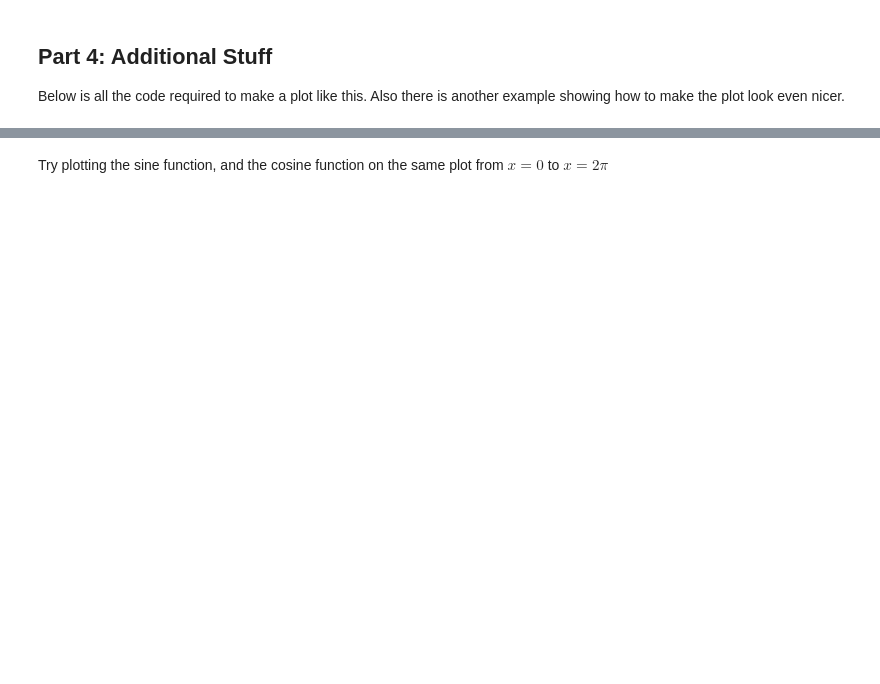
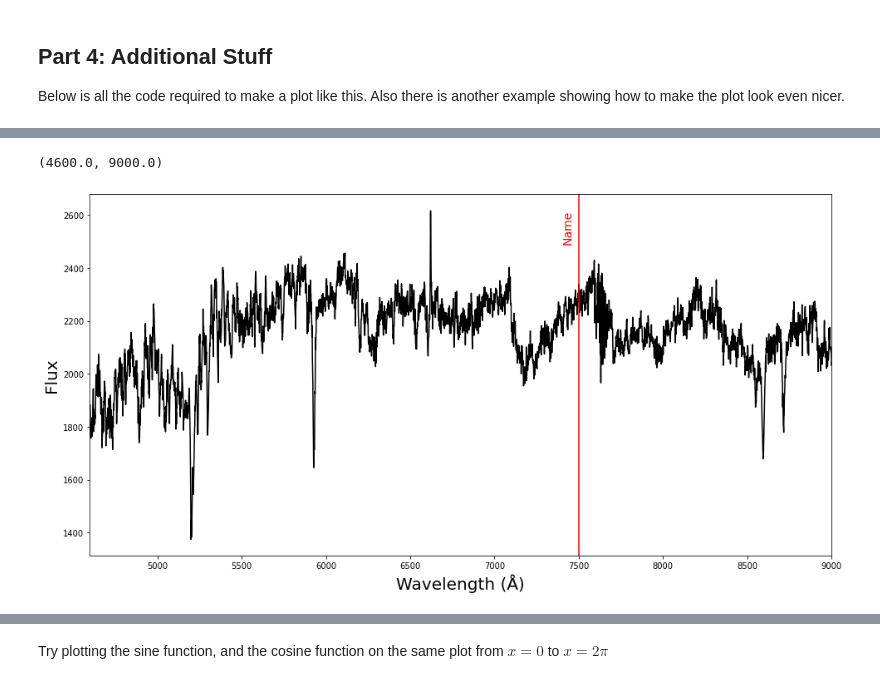
Before and after one commit to abatten/introduction-to-computing, a Jupyter notebook: introduction_to_python.ipynb, the cells around one changed output, grey strips where cells are left out. Drawn from its saved outputs; the diff is of its cells as text; code cells hidden in the pictures; blank space fills up the shorter version.

```diff
--- a/introduction_to_python.ipynb
+++ b/introduction_to_python.ipynb
@@ -480,0 +542,18 @@ plt.savefig("example_plot.png", dpi=image_resolution) # make the image higher re
+# %%
+fig, ax = plt.subplots(figsize=(16,8))
+
+ax.plot(wavelength, spectra1, color="black")
+
+# Cope these lines multiple times and replace the x values and the name for each element you find.
+ax.axvline(x=7500, color="red")
+ax.text(x=7400, y=2500, s="Name", rotation='vertical', color="red", fontsize=14)
+
+ax.set_xlabel("Wavelength (Å)", fontsize=20)
+ax.set_ylabel("Flux", fontsize=20)
+ax.set_xlim(4600, 9000)
+
+# Remember to Save your Figure!
+#plt.savefig("FCC167_spectra.png")
+# %% [output]
+(4600.0, 9000.0)
+[figure, added]
```
Also changed, not shown: parts of 18 cells of this notebook.
